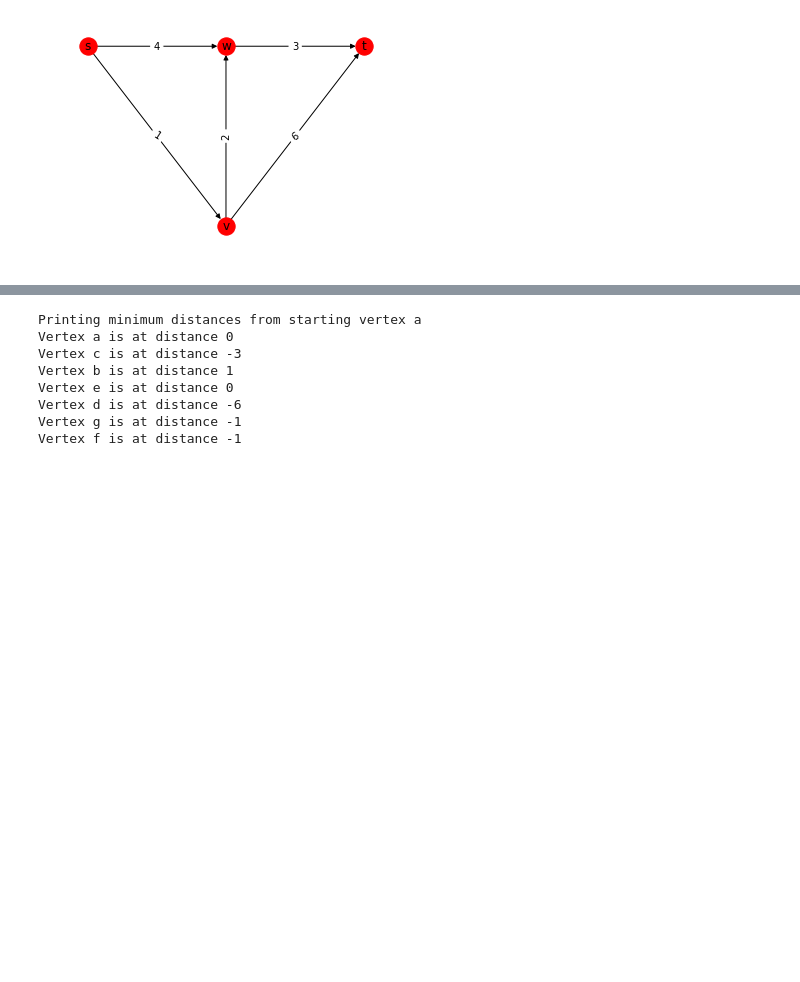
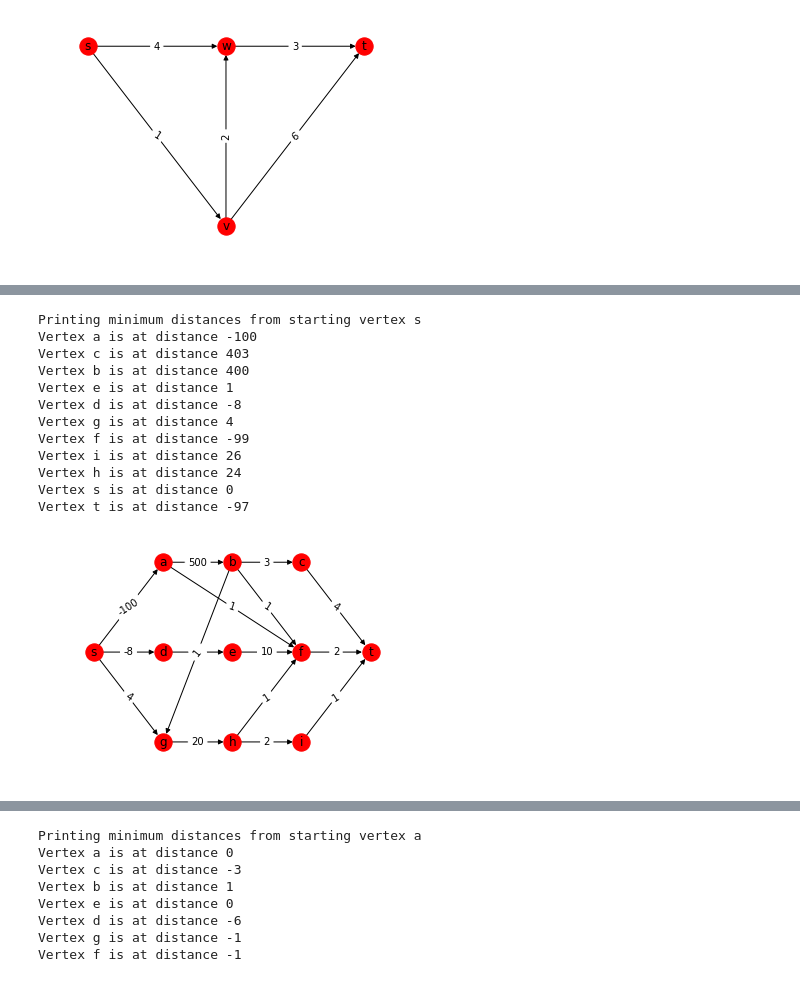
Before and after one commit to aishwarya34/AlgorithmsIlluminated, a Jupyter notebook: c2w2_11DIJKSTRA'S_SHORTEST-PATH_ALGORITHM.ipynb, the cells around one changed output, grey strips where cells are left out. Drawn from its saved outputs; the diff is of its cells as text; code cells hidden in the pictures; blank space fills up the shorter version.

```diff
--- a/c2w2_11DIJKSTRA'S_SHORTEST-PATH_ALGORITHM.ipynb
+++ b/c2w2_11DIJKSTRA'S_SHORTEST-PATH_ALGORITHM.ipynb
@@ -159,0 +313,52 @@ Solved earlier.
+# %%
+import networkx as nx
+g = nx.DiGraph()
+g.add_node('s', pos = (0, 5))
+g.add_node('a', pos = (5, 10))
+g.add_node('b', pos = (10, 10))
+g.add_node('c', pos = (15, 10))
+g.add_node('d', pos = (5, 5))
+g.add_node('e', pos = (10, 5))
+g.add_node('f', pos = (15, 5))
+g.add_node('g', pos = (5, 0))
+g.add_node('h', pos = (10, 0))
+g.add_node('i', pos = (15, 0))
+g.add_node('t', pos = (20, 5))
+g.add_edge('s', 'a', weight = -100)
+g.add_edge('a', 'b', weight = 500)
+g.add_edge('b', 'c', weight = 3)
+g.add_edge('c', 't', weight = 4)
+g.add_edge('s', 'd', weight = -8)
+g.add_edge('d', 'e', weight = 9)
+g.add_edge('e', 'f', weight = 10)
+g.add_edge('f', 't', weight = 2)
+g.add_edge('s', 'g', weight = 4)
+g.add_edge('g', 'h', weight = 20)
+g.add_edge('h', 'i', weight = 2)
+g.add_edge('i', 't', weight = 1)
+g.add_edge('a', 'f', weight = 1)
+g.add_edge('b', 'f', weight = 1)
+g.add_edge('b', 'g', weight = 1)  # Changing
+g.add_edge('h', 'f', weight = 1)
+g.add_edge('i', 't', weight = 1)
+pos = nx.get_node_attributes(g, 'pos')
+weights = nx.get_edge_attributes(g, 'weight')
+nx.draw_networkx_edge_labels(g, pos, edge_labels = weights)
+nx.draw(g, pos, with_labels = True)
+
+start_vert = 's'
+djikstra_naive(g, start_vert)
+# %% [output]
+Printing minimum distances from starting vertex s
+Vertex a is at distance -100
+Vertex c is at distance 403
+Vertex b is at distance 400
+Vertex e is at distance 1
+Vertex d is at distance -8
+Vertex g is at distance 4
+Vertex f is at distance -99
+Vertex i is at distance 26
+Vertex h is at distance 24
+Vertex s is at distance 0
+Vertex t is at distance -97
+[figure, added]
```
Also changed, not shown: parts of 15 cells of this notebook.
